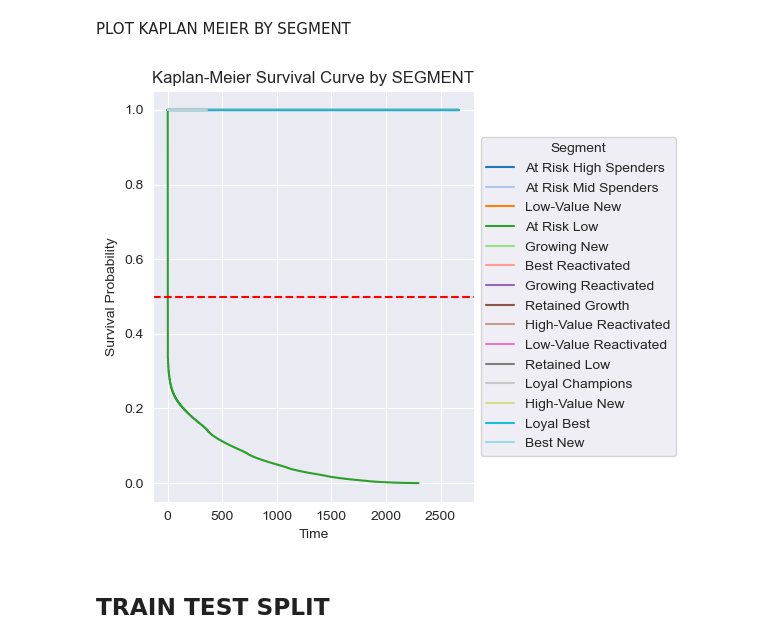
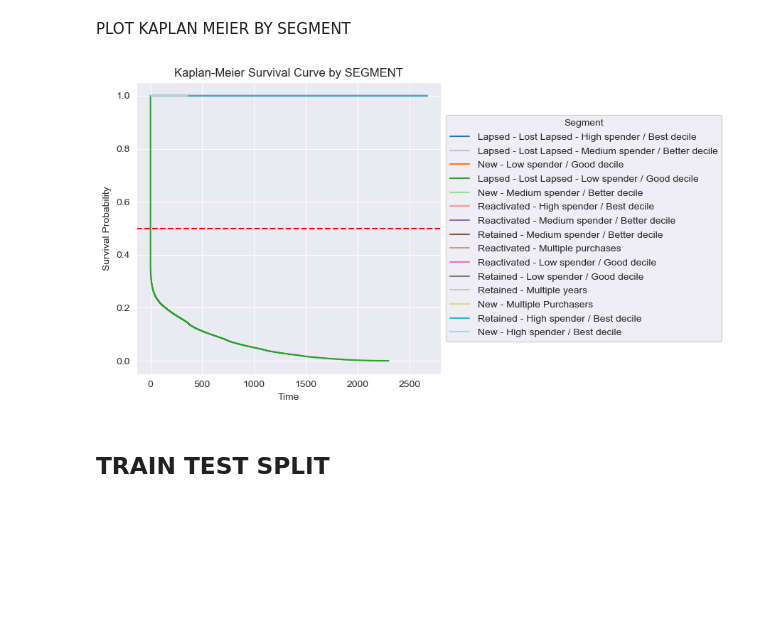
Before and after one commit to Tamntt1395Hero/Shared, a Jupyter notebook: Survival Churn Analysis_SFMC.ipynb, the cells around one changed output. Cells and saved outputs as stored; diff of their text form; code cells hidden in the pictures; blank space fills up the shorter version.

```diff
--- a/Survival Churn Analysis_SFMC.ipynb
+++ b/Survival Churn Analysis_SFMC.ipynb
@@ -189,5 +187,5 @@ from imblearn.over_sampling import SMOTE
 # %%
-data=pd.read_csv(r"C:\Users\nguyenta\OneDrive - Wolverine World Wide\Tam Nguyen\Project\SFMC\output.csv")
+data=pd.read_csv(r"C:\Users\nguyenta\OneDrive - Wolverine World Wide\Tam Nguyen\Project\SFMC\output_new.csv")
 # %%
 data.shape
 # %% [output]
@@ -226,3 +224,5 @@ Index(['Unnamed: 0', 'CONS_ID', 'IP_ENROLL_DT', 'FIRST_PURCHASE_DT',
       dtype='object')
 # %%
-data['churn']=data['SEGMENT'].apply(lambda x: 1 if x=='At Risk Low' else 0)
+values_to_check = ['Lapsed - Lost Lapsed - High spender / Best decile','Lapsed - Lost Lapsed - Medium spender / Better decile','Lapsed - Lost Lapsed - Low spender / Good decile']
+# Áp dụng hàm lambda để kiểm tra nếu x nằm trong danh sách các giá trị
+data['churn'] = data['SEGMENT'].apply(lambda x: 1 if x=='Lapsed - Lost Lapsed - Low spender / Good decile' else 0)
@@ -523,21 +558,21 @@ PLOT KAPLAN MEIER BY SEGMENT
 # %%
 categories = df['SEGMENT'].unique()
 colors = cm.get_cmap('tab20', len(categories))
-plt.figure(figsize=(8, 5))
+plt.figure(figsize=(12, 5))
 for i, category in enumerate(categories):
     mask = df['SEGMENT'] == category
     kmf.fit(durations=df[mask]['tenure'], event_observed=df[mask]['churn'], label=category)
     kmf.plot_survival_function(ci_show=False, color=colors(i))
  # Thêm đường ngang ở mức 0.5
 plt.axhline(y=0.5, color='red', linestyle='--')
 plt.title('Kaplan-Meier Survival Curve by SEGMENT')
 plt.xlabel('Time')
 plt.ylabel('Survival Probability')
 plt.legend(title='Segment', loc='center left', bbox_to_anchor=(1, 0.5))
 plt.tight_layout(rect=[0, 0, 0.75, 1])
 plt.show()
 # %% [output]
-[figure, old version]
+[figure, new version]
 # %% [markdown]
 ## TRAIN TEST SPLIT
 # %%
```
Also changed, not shown: parts of 35 cells of this notebook.
